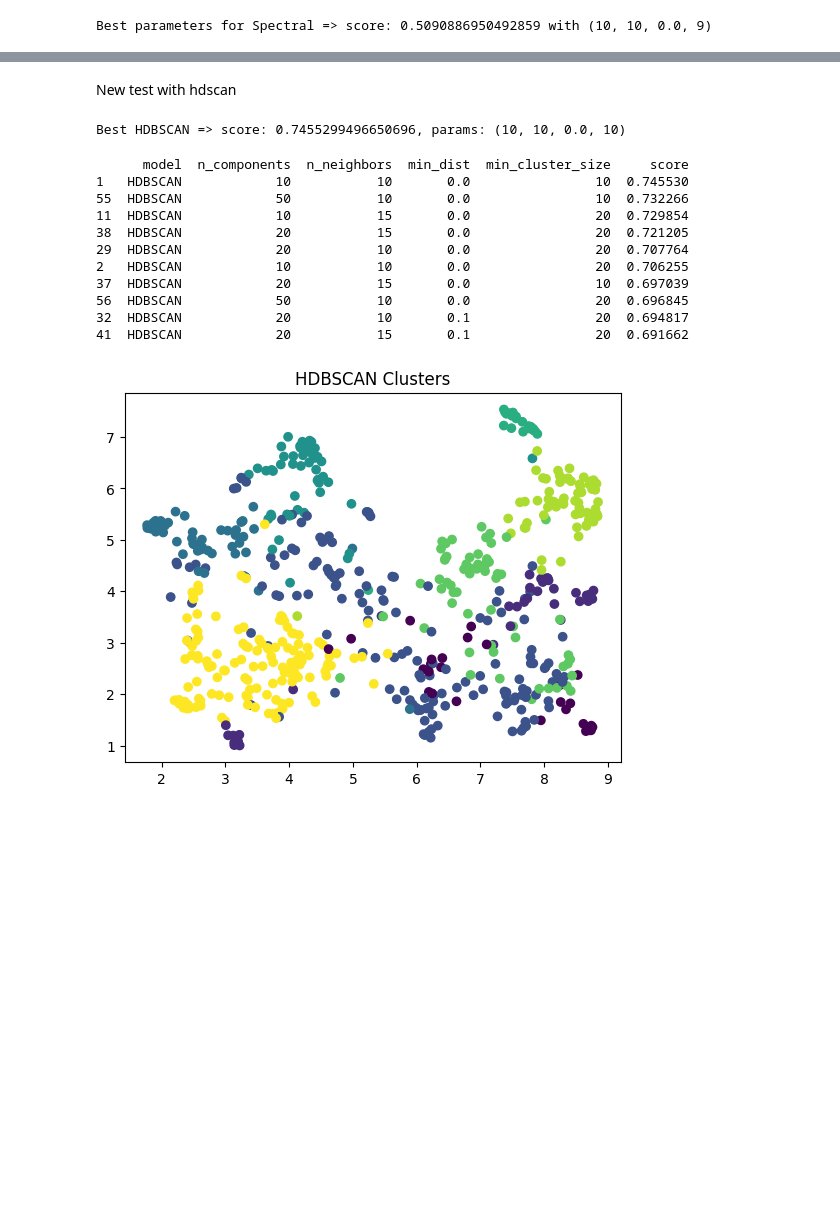
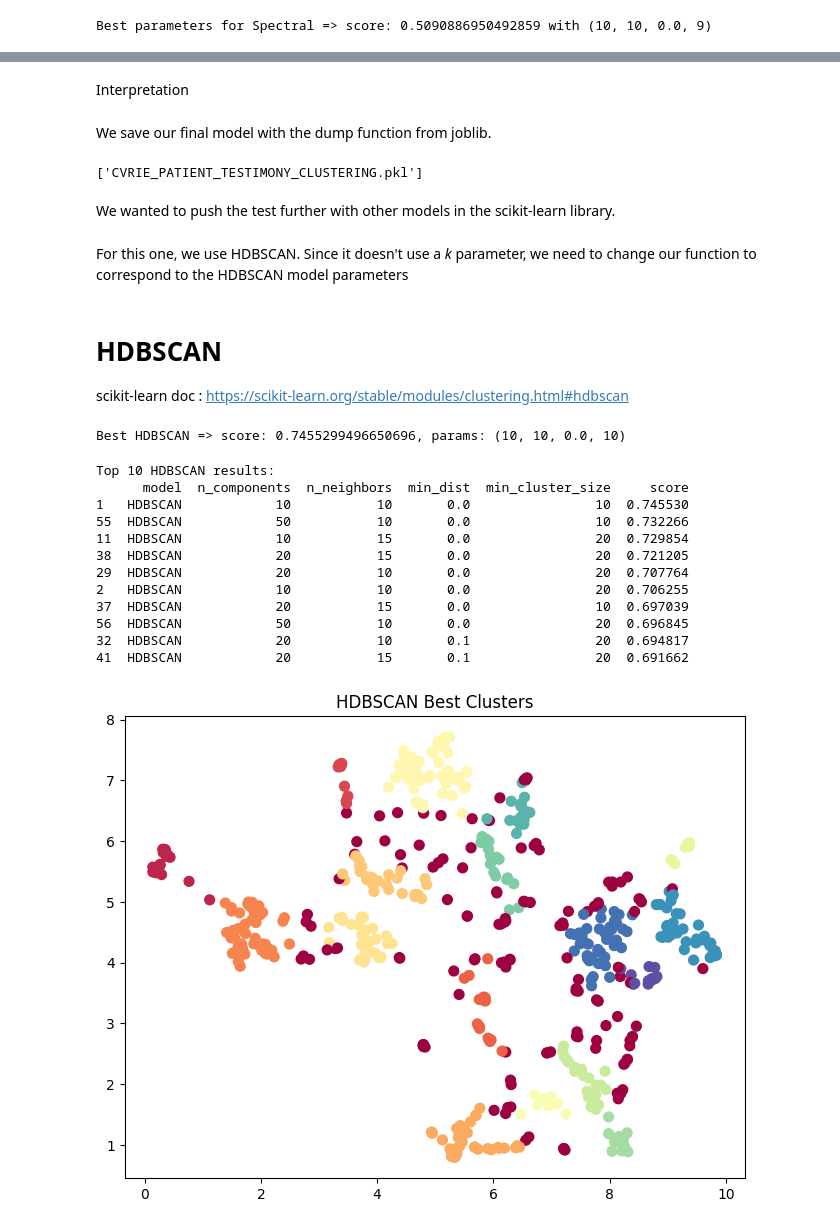
Before and after one commit to Martin-Matin-Muller/DR-CVRIE-EPITECH-machine-learning-, a Jupyter notebook: CVRIE_Unsupervised.ipynb, the cells around one changed output, grey strips where cells are left out. Drawn from its saved outputs; the diff is of its cells as text; code cells hidden in the pictures; blank space fills up the shorter version.

Commit message:
[ADD] dump of the clustering model [UPDATE] markdown and explainations

```diff
--- a/CVRIE_Unsupervised.ipynb
+++ b/CVRIE_Unsupervised.ipynb
@@ -497,7 +424,25 @@ Name: 7, dtype: object
+# %% [markdown]
+Interpretation
+# %% [markdown]
+We save our final model with the dump function from joblib.
+# %%
+joblib.dump({
+    "umap": umap_best,
+    "model": model,
+    "params": best_row.to_dict()
+}, "CVRIE_PATIENT_TESTIMONY_CLUSTERING.pkl")
+# %% [output]
+['CVRIE_PATIENT_TESTIMONY_CLUSTERING.pkl']
 # %% [markdown]
-New test with hdscan
+We wanted to push the test further with other models in the scikit-learn library.
+# %% [markdown]
+For this one, we use HDBSCAN. Since it doesn't use a *k* parameter, we need to change our function to correspond to the HDBSCAN model parameters
+# %% [markdown]
+# HDBSCAN
+
+scikit-learn doc : https://scikit-learn.org/stable/modules/clustering.html#hdbscan
 # %%
-hdscan_results = []
+hdbscan_results = []
 
 def umap_hdbscan_search(X):
     best_score = -1
@@ -517,7 +462,7 @@ def umap_hdbscan_search(X):
 
                 X_reduced = umap_model.fit_transform(X)
 
-                for min_cluster_size in [5, 10, 20]:
+                for min_cluster_size in [5, 10, 20]: # this the part that differs from the previous function
 
                     model = HDBSCAN(
                         copy=True,
@@ -531,7 +476,7 @@ def umap_hdbscan_search(X):
 
                     score = silhouette_score(X_reduced, labels)
 
-                    hdscan_results.append({
+                    hdbscan_results.append({
                         "model": "HDBSCAN",
                         "n_components": n_comp,
                         "n_neighbors": n_neigh,
@@ -545,38 +490,54 @@ def umap_hdbscan_search(X):
                         best_params = (n_comp, n_neigh, min_dist, min_cluster_size)
 
     print(f"Best HDBSCAN => score: {best_score}, params: {best_params}")
-    # return best_params, best_score
 
+
+# The function is not meant to be generic so we don't have a "model" parameter
 umap_hdbscan_search(X_reduced)
 # %% [output]
 Best HDBSCAN => score: 0.7455299496650696, params: (10, 10, 0.0, 10)
 # %%
-hdscan_df_results = pd.DataFrame(hdscan_results)
-print(hdscan_df_results.sort_values("score", ascending=False).head(10))
+hdbscan_df_results = pd.DataFrame(hdbscan_results)
+best_row = hdbscan_df_results.sort_values("score", ascending=False).iloc[0]  # top row
 
+print("Top 10 HDBSCAN results:")
+print(hdbscan_df_results.sort_values("score", ascending=False).head(10))
+
+# Extract best parameters
+n_components = int(best_row["n_components"])
+n_neighbors = int(best_row["n_neighbors"])
+min_dist = float(best_row["min_dist"])
+min_cluster_size = int(best_row["min_cluster_size"])
+
+# Reduce to 2D for plotting
 umap_2d = umap.UMAP(
     n_components=2,
-    n_neighbors=15,
-    min_dist=0.1,
+    n_neighbors=n_neighbors,
+    min_dist=min_dist,
     metric='cosine',
     random_state=42
 )
-
 X_2d = umap_2d.fit_transform(X)
 
-plt.scatter(X_2d[:, 0], X_2d[:, 1], c=labels)
-plt.title("HDBSCAN Clusters")
+# Fit HDBSCAN with best params
+best_hdbscan = HDBSCAN(min_cluster_size=min_cluster_size)
+labels_hdbscan = best_hdbscan.fit_predict(X_2d)
+
+plt.figure(figsize=(8, 6))
+plt.scatter(X_2d[:, 0], X_2d[:, 1], c=labels_hdbscan, cmap='Spectral', s=50)
+plt.title("HDBSCAN Best Clusters")
 plt.show()
 # %% [output]
+Top 10 HDBSCAN results:
       model  n_components  n_neighbors  min_dist  min_cluster_size     score
 1   HDBSCAN            10           10       0.0                10  0.745530
 55  HDBSCAN            50           10       0.0                10  0.732266
 11  HDBSCAN            10           15       0.0                20  0.729854
 38  HDBSCAN            20           15       0.0                20  0.721205
 29  HDBSCAN            20           10       0.0                20  0.707764
 2   HDBSCAN            10           10       0.0                20  0.706255
 37  HDBSCAN            20           15       0.0                10  0.697039
 56  HDBSCAN            50           10       0.0                20  0.696845
 32  HDBSCAN            20           10       0.1                20  0.694817
 41  HDBSCAN            20           15       0.1                20  0.691662
-[figure, old version]
+[figure, new version]
```
Also changed, not shown: parts of 26 cells of this notebook, 1 other file.
